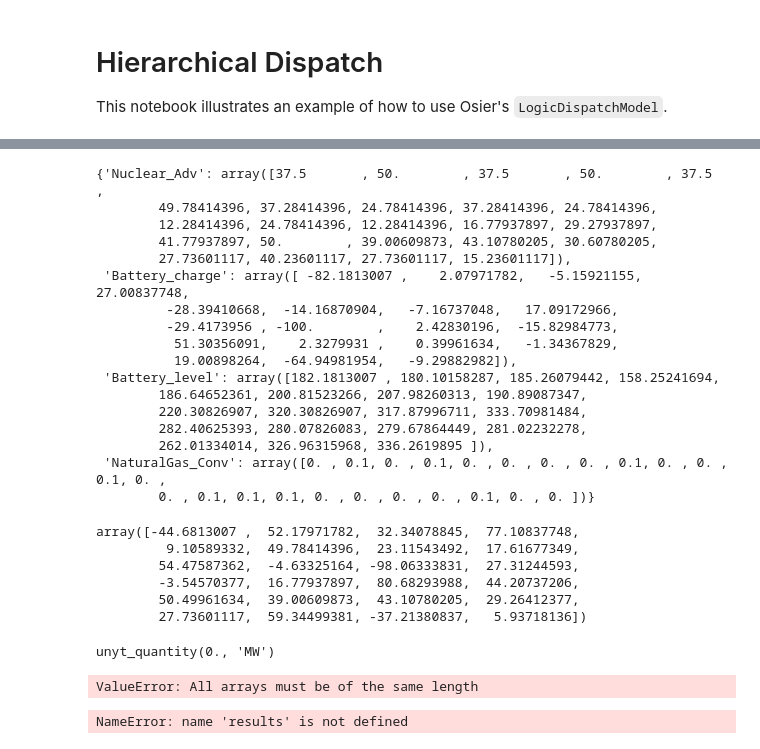
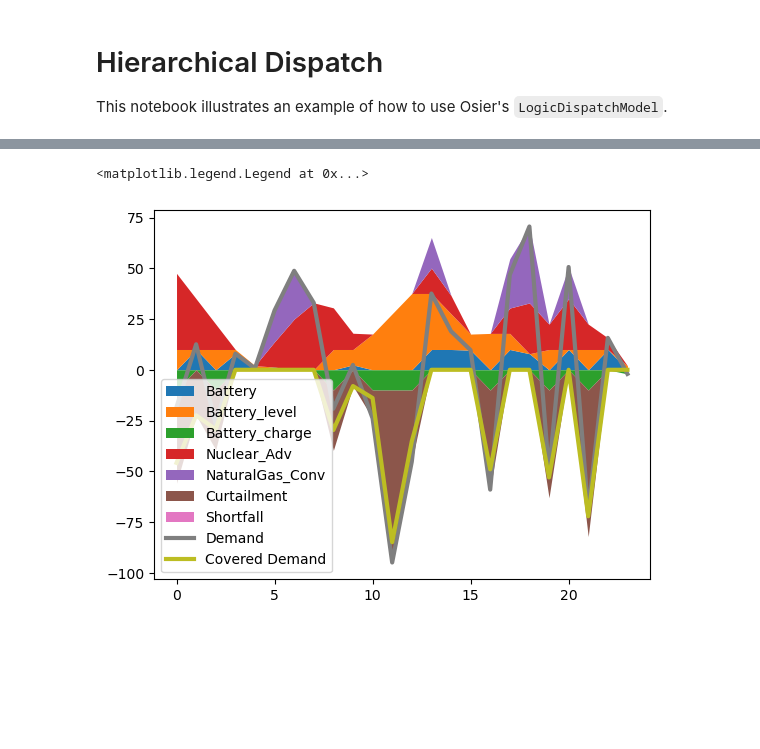
Before and after one commit to arfc/osier, a Jupyter notebook: docs/source/examples/hierarchical_dispatch.ipynb, the cells around one changed output, grey strips where cells are left out. Drawn from its saved outputs; the diff is of its cells as text; code cells hidden in the pictures; blank space fills up the shorter version.

```diff
--- a/docs/source/examples/hierarchical_dispatch.ipynb
+++ b/docs/source/examples/hierarchical_dispatch.ipynb
@@ -185,46 +126,11 @@ NaturalGas_Conv
-# %%
-data
-# %% [output]
-{'Nuclear_Adv': array([37.5       , 50.        , 37.5       , 50.        , 37.5       ,
-        49.78414396, 37.28414396, 24.78414396, 37.28414396, 24.78414396,
-        12.28414396, 24.78414396, 12.28414396, 16.77937897, 29.27937897,
-        41.77937897, 50.        , 39.00609873, 43.10780205, 30.60780205,
-        27.73601117, 40.23601117, 27.73601117, 15.23601117]),
- 'Battery_charge': array([ -82.1813007 ,    2.07971782,   -5.15921155,   27.00837748,
-         -28.39410668,  -14.16870904,   -7.16737048,   17.09172966,
-         -29.4173956 , -100.        ,    2.42830196,  -15.82984773,
-          51.30356091,    2.3279931 ,    0.39961634,   -1.34367829,
-          19.00898264,  -64.94981954,   -9.29882982]),
- 'Battery_level': array([182.1813007 , 180.10158287, 185.26079442, 158.25241694,
-        186.64652361, 200.81523266, 207.98260313, 190.89087347,
-        220.30826907, 320.30826907, 317.87996711, 333.70981484,
-        282.40625393, 280.07826083, 279.67864449, 281.02232278,
-        262.01334014, 326.96315968, 336.2619895 ]),
- 'NaturalGas_Conv': array([0. , 0.1, 0. , 0.1, 0. , 0. , 0. , 0. , 0.1, 0. , 0. , 0.1, 0. ,
-        0. , 0.1, 0.1, 0.1, 0. , 0. , 0. , 0. , 0.1, 0. , 0. ])}
-# %%
-net_demand
-# %% [output]
-array([-44.6813007 ,  52.17971782,  32.34078845,  77.10837748,
-         9.10589332,  49.78414396,  23.11543492,  17.61677349,
-        54.47587362,  -4.63325164, -98.06333831,  27.31244593,
-        -3.54570377,  16.77937897,  80.68293988,  44.20737206,
-        50.49961634,  39.00609873,  43.10780205,  29.26412377,
-        27.73601117,  59.34499381, -37.21380837,   5.93718136])
-# %%
-battery.power_level
-# %% [output]
-unyt_quantity(0., 'MW')
-# %%
-pd.DataFrame(data)
-# %% [output]
-ValueError: All arrays must be of the same length
 # %%
-ax = results.plot.area(linewidth=0)
+ax = model.results.plot.area(linewidth=0)
 ax.plot(model.net_demand, lw=3, label='Demand')
+ax.plot(model.covered_demand, lw=3, label='Covered Demand')
 ax.legend()
 # %% [output]
-NameError: name 'results' is not defined
+<matplotlib.legend.Legend at 0x...>
+[figure, added]
 # %%
 original_model = DispatchModel(technology_list=[t for t in tech_list if t.dispatchable],
                            net_demand=net_demand)
```
Also changed, not shown: parts of 54 cells of this notebook, 4 other files.
